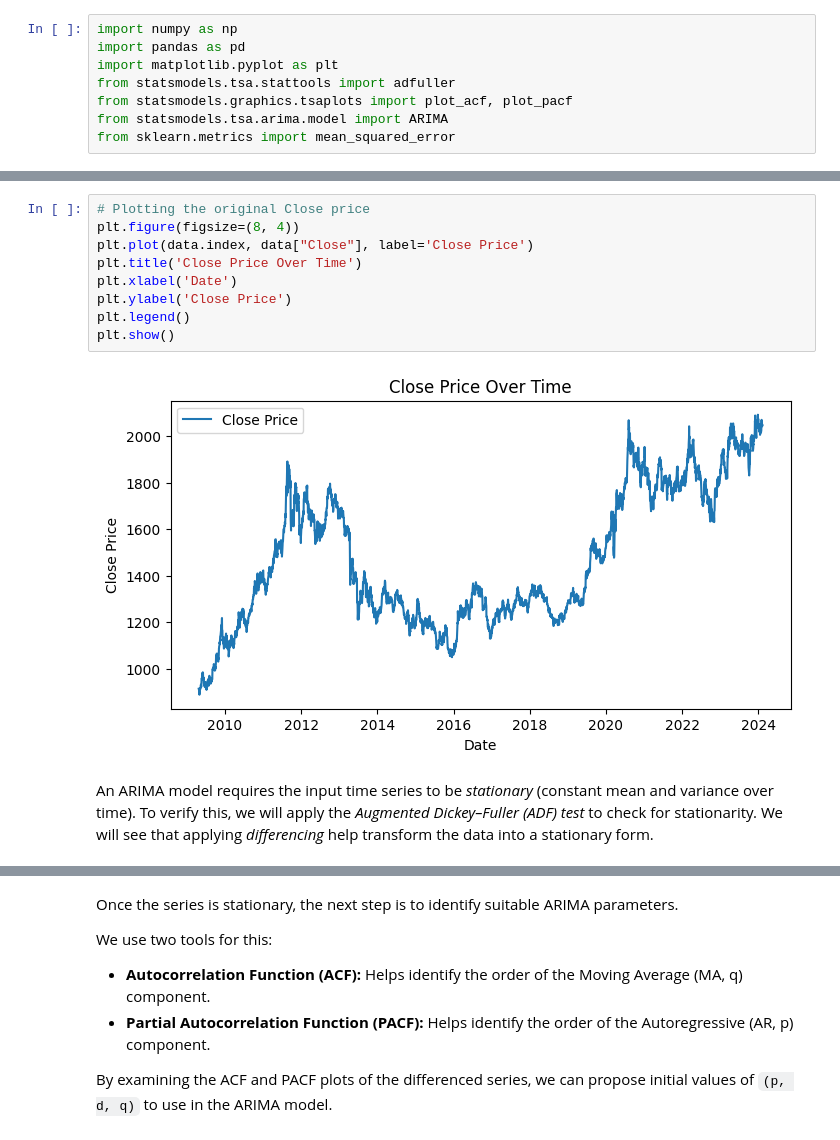
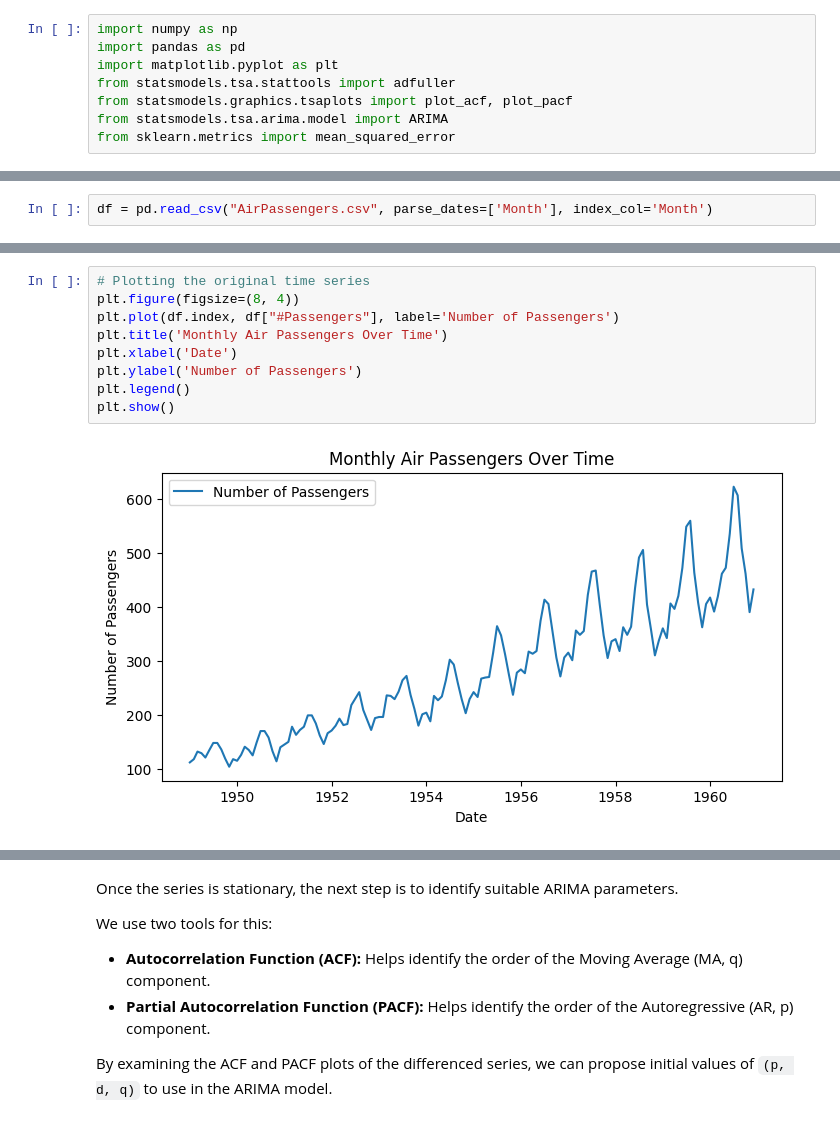
Before and after one commit to sgulyano/mat202, a Jupyter notebook: lab2.ipynb, the cells around one changed output, grey strips where cells are left out. Cells and saved outputs as stored; diff of their text form.

Commit message:
Add ARIMA forcast lab

```diff
--- a/lab2.ipynb
+++ b/lab2.ipynb
@@ -56 +52,3 @@ data.sort_index(inplace=True)
+# %%
+df = pd.read_csv("AirPassengers.csv", parse_dates=['Month'], index_col='Month')
 # %%
@@ -95,14 +79,12 @@ memory usage: 145.5+ KB
 # %%
-# Plotting the original Close price
+# Plotting the original time series
 plt.figure(figsize=(8, 4))
-plt.plot(data.index, data["Close"], label='Close Price')
-plt.title('Close Price Over Time')
+plt.plot(df.index, df["#Passengers"], label='Number of Passengers')
+plt.title('Monthly Air Passengers Over Time')
 plt.xlabel('Date')
-plt.ylabel('Close Price')
+plt.ylabel('Number of Passengers')
 plt.legend()
 plt.show()
 # %% [output]
-[figure, old version]
+[figure, new version]
-# %% [markdown]
-An ARIMA model requires the input time series to be *stationary* (constant mean and variance over time). To verify this, we will apply the *Augmented Dickey–Fuller (ADF) test* to check for stationarity. We will see that applying *differencing* help transform the data into a stationary form.
 # %%
```
Also changed, not shown: parts of 17 cells of this notebook.
